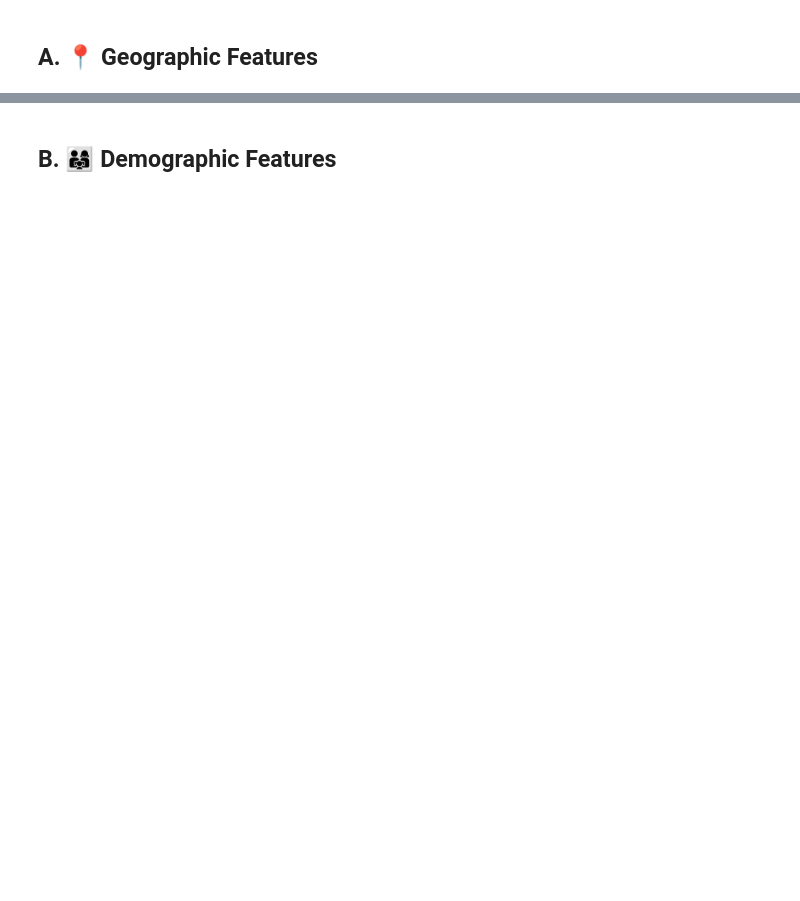
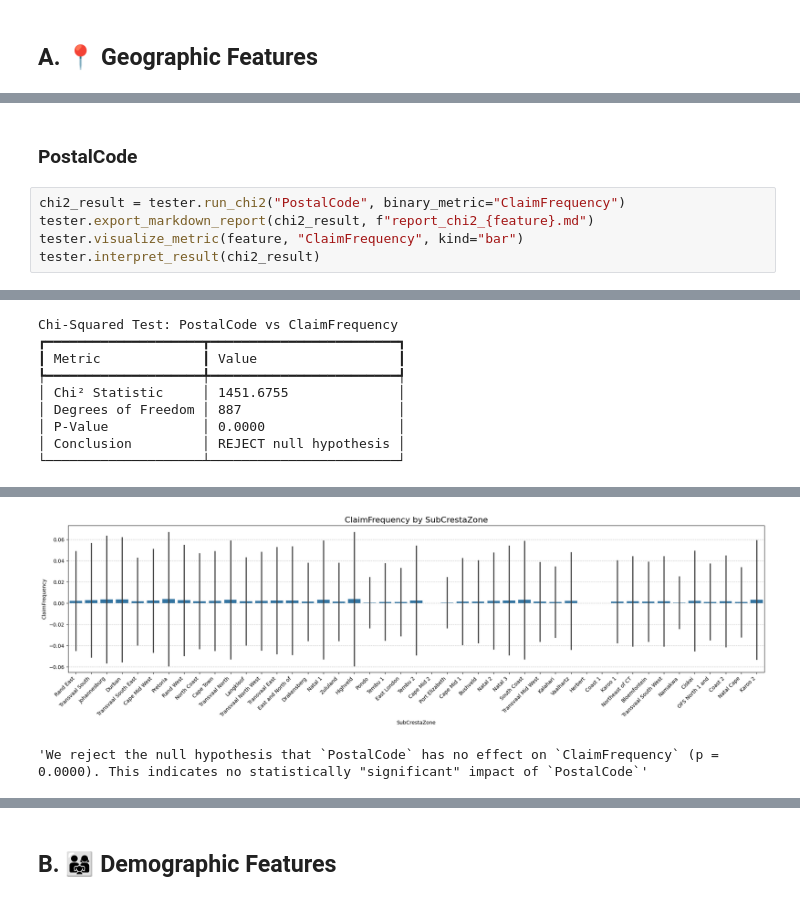
Before and after one commit to Teshager21/insurance-risk-modeling, a Jupyter notebook: notebooks/analysis/test_risk_hypothesis.ipynb, the cells around one changed output, grey strips where cells are left out. Saved outputs shown, nothing was run; the diff lists cells and outputs as text; blank space fills up the shorter version.

```diff
--- a/notebooks/analysis/test_risk_hypothesis.ipynb
+++ b/notebooks/analysis/test_risk_hypothesis.ipynb
@@ -87,0 +186,8 @@ tester = RiskHypothesisTester(df)
+# %% [markdown]
+### PostalCode
+# %%
+chi2_result = tester.run_chi2("PostalCode", binary_metric="ClaimFrequency")
+tester.export_markdown_report(chi2_result, f"report_chi2_{feature}.md")
+tester.visualize_metric(feature, "ClaimFrequency", kind="bar")
+tester.interpret_result(chi2_result)
+# %% [output]
@@ -87,0 +204,9 @@ tester = RiskHypothesisTester(df)
+Chi-Squared Test: PostalCode vs ClaimFrequency
+┏━━━━━━━━━━━━━━━━━━━━┳━━━━━━━━━━━━━━━━━━━━━━━━┓
+┃ Metric             ┃ Value                  ┃
+┡━━━━━━━━━━━━━━━━━━━━╇━━━━━━━━━━━━━━━━━━━━━━━━┩
+│ Chi² Statistic     │ 1451.6755              │
+│ Degrees of Freedom │ 887                    │
+│ P-Value            │ 0.0000                 │
+│ Conclusion         │ REJECT null hypothesis │
+└────────────────────┴────────────────────────┘
@@ -87,0 +233,2 @@ tester = RiskHypothesisTester(df)
+[figure, added]
+'We reject the null hypothesis that `PostalCode` has no effect on `ClaimFrequency` (p = 0.0000). This indicates no statistically "significant" impact of `PostalCode`'
```
Also changed, not shown: parts of 16 cells of this notebook, 5 other files.
